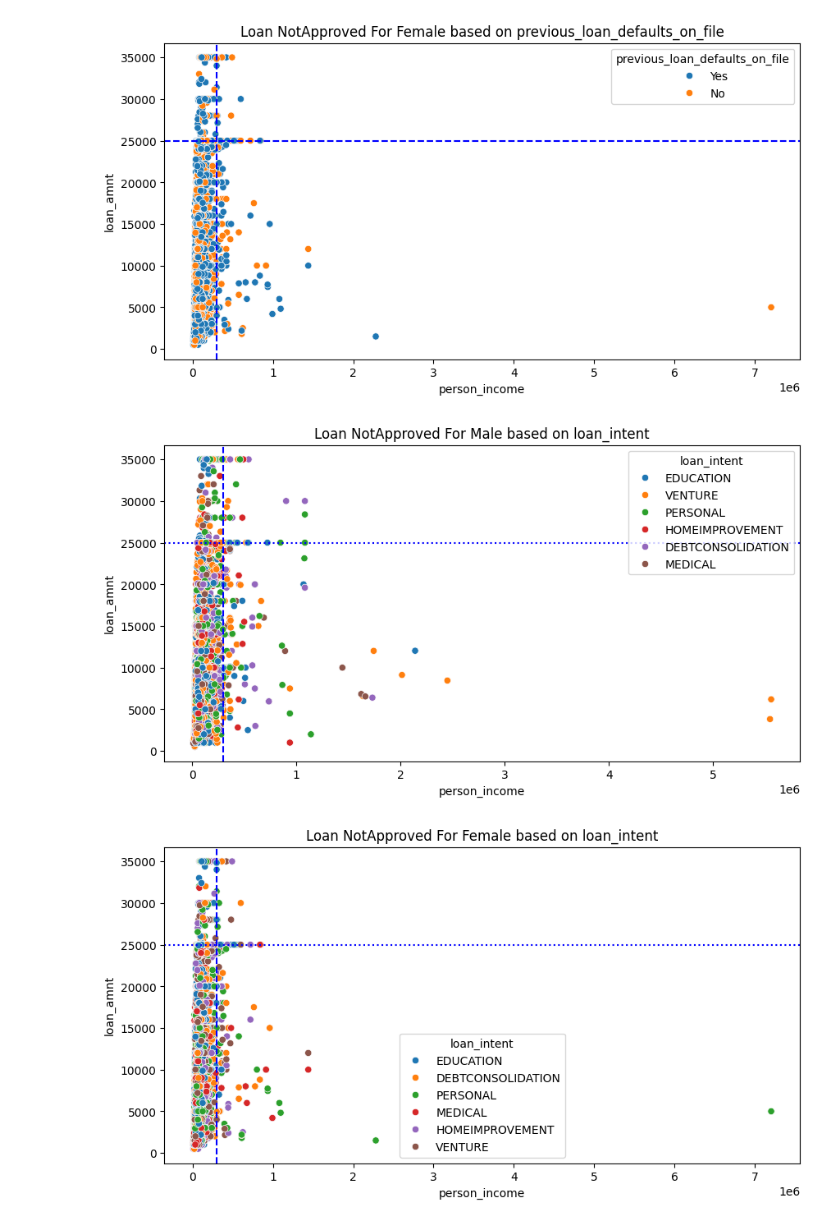
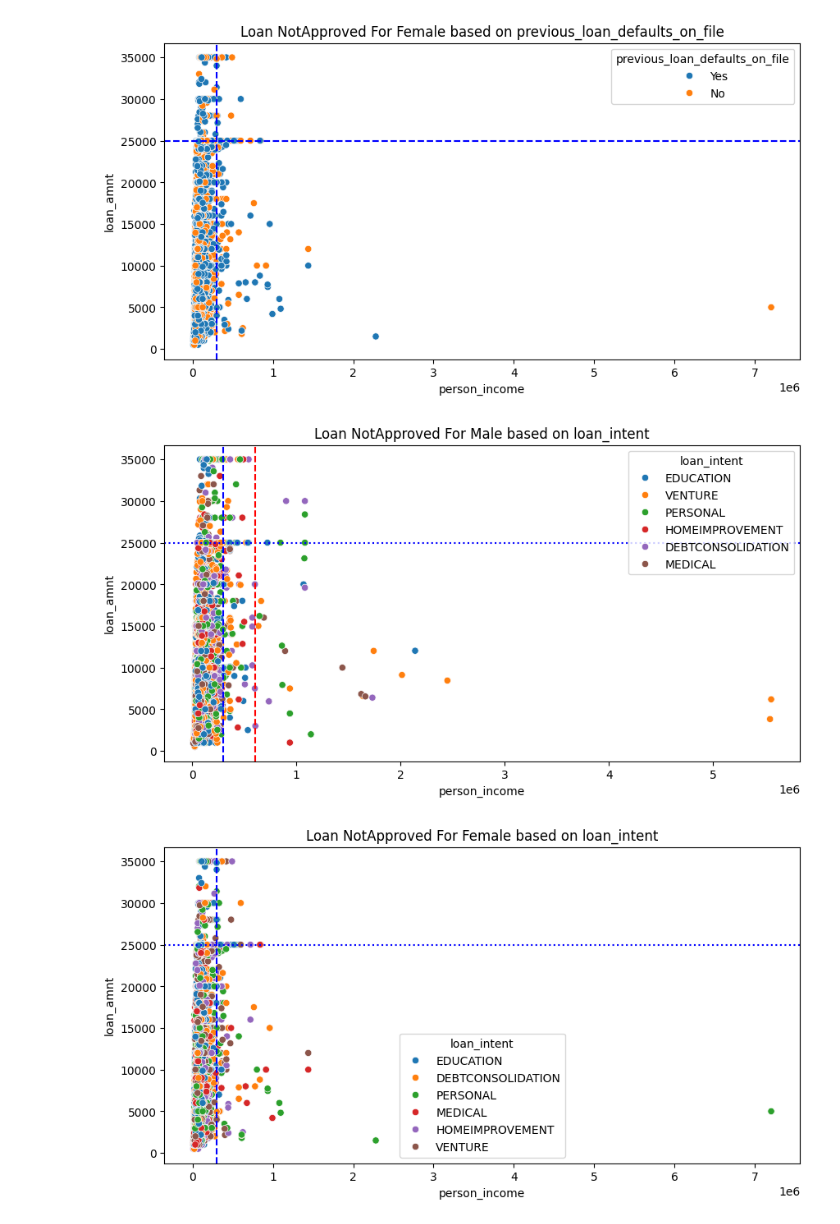
Before and after one commit to mihir0804/DataScience, a Jupyter notebook: Case_Study__03_Loan_Approval_EDA.ipynb, the cells around one changed output. Cells and saved outputs as stored; diff of their text form; code cells hidden in the pictures.

```diff
--- a/Case_Study__03_Loan_Approval_EDA.ipynb
+++ b/Case_Study__03_Loan_Approval_EDA.ipynb
@@ -316,12 +316,13 @@ plt.show()
 # %%
 plt.figure(figsize = (10,5))
 sns.scatterplot(x = loan_status_notapproved_male['person_income'],y = loan_status_notapproved_male['loan_amnt'],hue = loan_status_notapproved_male['loan_intent'])
 plt.title('Loan NotApproved For Male based on loan_intent')
 plt.axvline(300000,linestyle = '--',c = 'b')
 plt.axhline(25000,linestyle = ':',c = 'b')
+plt.axvline(600000,linestyle = '--',c = 'red')
 plt.show()
 # %% [output]
-[figure, old version]
+[figure, new version]
 # %%
 plt.figure(figsize = (10,5))
 sns.scatterplot(x = loan_status_notapproved_female['person_income'],y = loan_status_notapproved_female['loan_amnt'],hue = loan_status_notapproved_female['loan_intent'])
```
Also changed, not shown: parts of 8 cells of this notebook.
